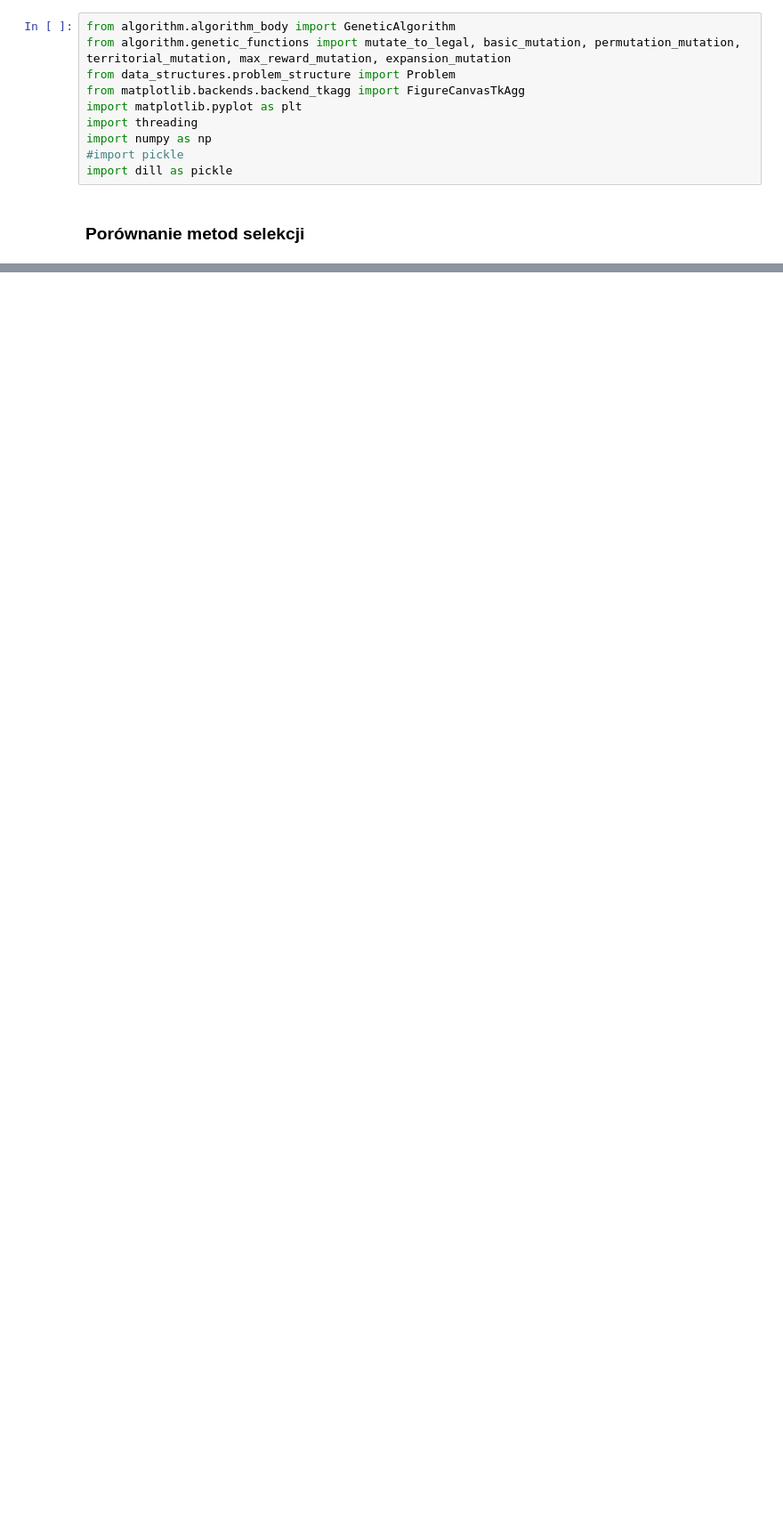
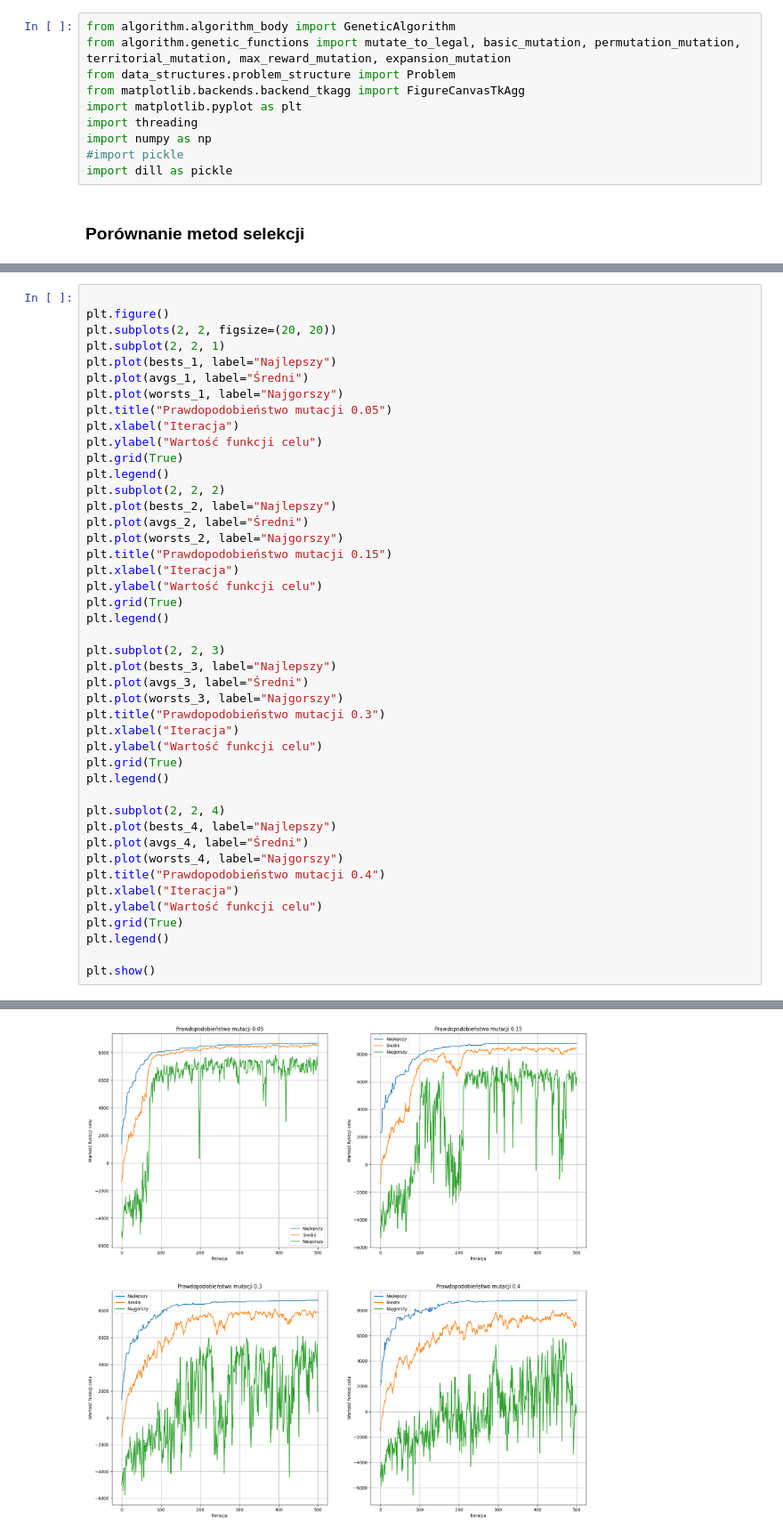
Before and after one commit to p-kocur/GA_forest, a Jupyter notebook: creating_tests.ipynb, the cells around one changed output, grey strips where cells are left out. Shown at 89% size. Saved outputs shown, nothing was run; the diff lists cells and outputs as text; blank space fills up the shorter version.

```diff
--- a/creating_tests.ipynb
+++ b/creating_tests.ipynb
@@ -131,0 +239,45 @@ Generation: 499, Best fitness: 117770.00, Worst fitness: 97620.00, Avg fitness:
+# %%
+
+plt.figure()
+plt.subplots(2, 2, figsize=(20, 20))
+plt.subplot(2, 2, 1)
+plt.plot(bests_1, label="Najlepszy")
+plt.plot(avgs_1, label="Średni")
+plt.plot(worsts_1, label="Najgorszy")
+plt.title("Prawdopodobieństwo mutacji 0.05")
+plt.xlabel("Iteracja")
+plt.ylabel("Wartość funkcji celu")
+plt.grid(True)
+plt.legend()
+plt.subplot(2, 2, 2)
+plt.plot(bests_2, label="Najlepszy")
+plt.plot(avgs_2, label="Średni")
+plt.plot(worsts_2, label="Najgorszy")
+plt.title("Prawdopodobieństwo mutacji 0.15")
+plt.xlabel("Iteracja")
+plt.ylabel("Wartość funkcji celu")
+plt.grid(True)
+plt.legend()
+
+plt.subplot(2, 2, 3)
+plt.plot(bests_3, label="Najlepszy")
+plt.plot(avgs_3, label="Średni")
+plt.plot(worsts_3, label="Najgorszy")
+plt.title("Prawdopodobieństwo mutacji 0.3")
+plt.xlabel("Iteracja")
+plt.ylabel("Wartość funkcji celu")
+plt.grid(True)
+plt.legend()
+
+plt.subplot(2, 2, 4)
+plt.plot(bests_4, label="Najlepszy")
+plt.plot(avgs_4, label="Średni")
+plt.plot(worsts_4, label="Najgorszy")
+plt.title("Prawdopodobieństwo mutacji 0.4")
+plt.xlabel("Iteracja")
+plt.ylabel("Wartość funkcji celu")
+plt.grid(True)
+plt.legend()
+
+plt.show()
+# %% [output]
@@ -131,0 +285 @@ Generation: 499, Best fitness: 117770.00, Worst fitness: 97620.00, Avg fitness:
+[figure, added]
```
Also changed, not shown: parts of 8 cells of this notebook, 6 other files.
